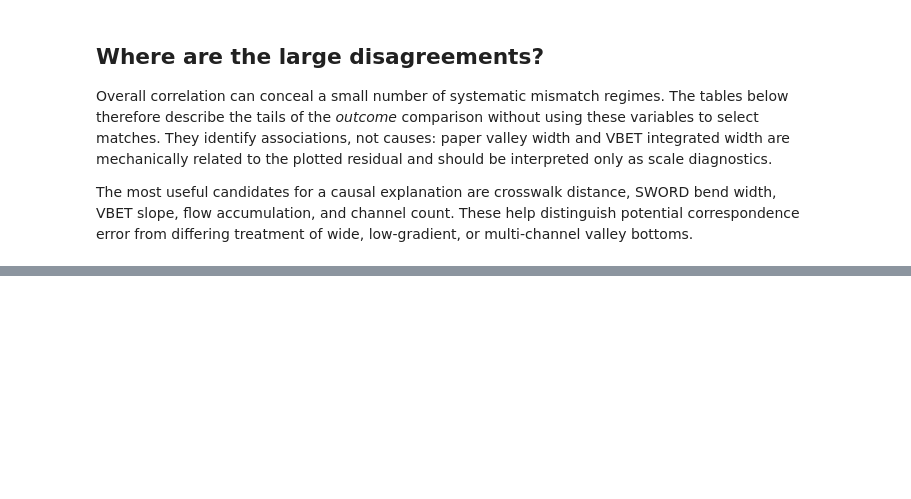
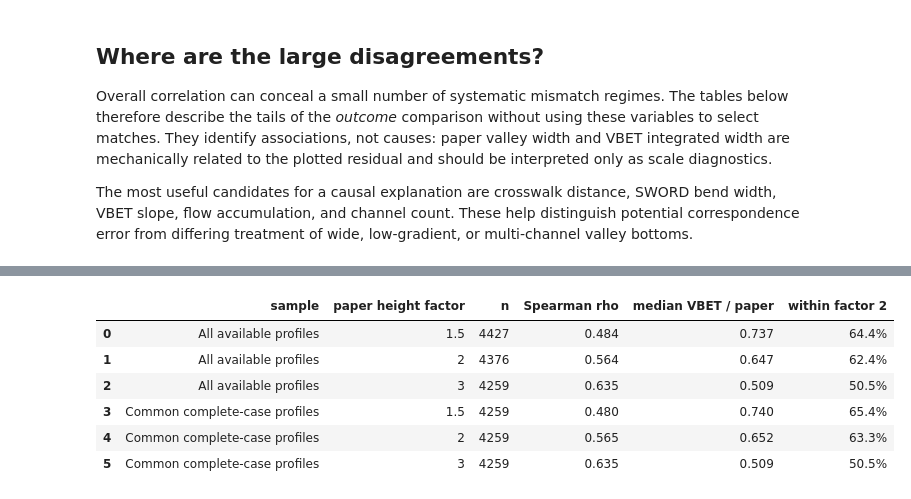
Before and after one commit to niekcde/river-confinement, a Jupyter notebook: analysis/vbet_raw_ratio_validation.ipynb, the cells around one changed output, grey strips where cells are left out. Cells and saved outputs as stored; diff of their text form; code cells hidden in the pictures; blank space fills up the shorter version.

Commit message:
new global maps and validation VBET steps taken

```diff
--- a/analysis/vbet_raw_ratio_validation.ipynb
+++ b/analysis/vbet_raw_ratio_validation.ipynb
@@ -699,0 +704,38 @@ plt.show()
+# %%
+factor_columns = ['paper_ratio_h1.5', 'paper_ratio_h2', 'paper_ratio_h3']
+strict_factor_parts = []
+for region, paths in REGIONAL_FILES.items():
+    refined = pd.read_parquet(paths['refined'])
+    heights = pd.read_parquet(paths['height'])[['bendID', *factor_columns]]
+    part = refined.merge(heights, on='bendID', how='inner', validate='one_to_one')
+    part['vbet_ratio_refined'] = part['vbet_integrated_width_m'] / part['bendWidths']
+    valid_vbet = np.isfinite(part['vbet_ratio_refined']) & (part['vbet_ratio_refined'] > 0)
+    part = part.loc[part['accepted_high_confidence'] & valid_vbet].copy()
+    part['region'] = region
+    strict_factor_parts.append(part)
+strict_factor_pairs = pd.concat(strict_factor_parts, ignore_index=True)
+
+def factor_summary(frame, factor_column, sample):
+    x = frame.loc[np.isfinite(frame[factor_column]) & (frame[factor_column] > 0)].copy()
+    width_factor = x['vbet_ratio_refined'] / x[factor_column]
+    return {'sample': sample, 'paper height factor': factor_column.removeprefix('paper_ratio_h'),
+            'n': len(x), 'Spearman rho': stats.spearmanr(x[factor_column], x['vbet_ratio_refined']).statistic,
+            'median VBET / paper': width_factor.median(),
+            'within factor 2': width_factor.between(.5, 2).mean()}
+
+rows = [factor_summary(strict_factor_pairs, column, 'All available profiles') for column in factor_columns]
+complete = strict_factor_pairs.loc[np.isfinite(strict_factor_pairs[factor_columns]).all(axis=1)
+                                   & (strict_factor_pairs[factor_columns] > 0).all(axis=1)].copy()
+rows += [factor_summary(complete, column, 'Common complete-case profiles') for column in factor_columns]
+height_sensitivity = pd.DataFrame(rows)
+display(height_sensitivity.style.format({'Spearman rho': '{:.3f}',
+                                         'median VBET / paper': '{:.3f}',
+                                         'within factor 2': '{:.1%}'}))
+# %% [output]
+|  | sample | paper height factor | n | Spearman rho | median VBET / paper | within factor 2 |
+| 0 | All available profiles | 1.5 | 4427 | 0.484 | 0.737 | 64.4% |
+| 1 | All available profiles | 2 | 4376 | 0.564 | 0.647 | 62.4% |
+| 2 | All available profiles | 3 | 4259 | 0.635 | 0.509 | 50.5% |
+| 3 | Common complete-case profiles | 1.5 | 4259 | 0.480 | 0.740 | 65.4% |
+| 4 | Common complete-case profiles | 2 | 4259 | 0.565 | 0.652 | 63.3% |
+| 5 | Common complete-case profiles | 3 | 4259 | 0.635 | 0.509 | 50.5% |
```
Also changed, not shown: parts of 9 cells of this notebook, 5 other files.
